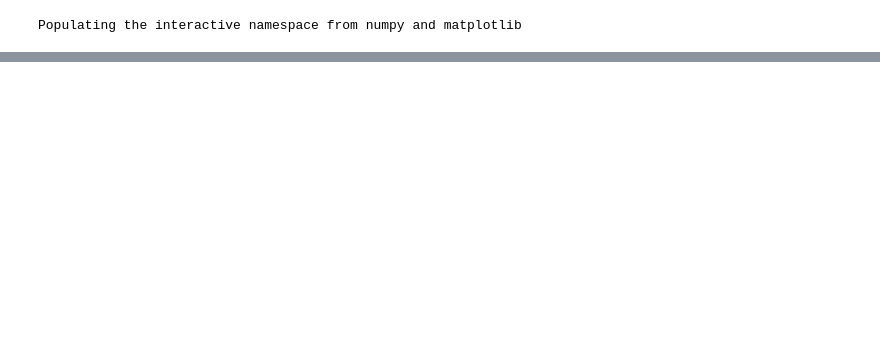
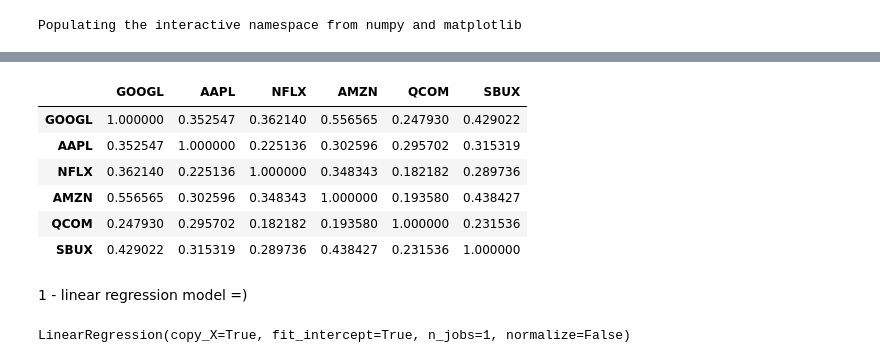
Before and after one commit to positivcheg94/project_bohomol, a Jupyter notebook: project.ipynb, the cells around one changed output, grey strips where cells are left out. Drawn from its saved outputs; the diff is of its cells as text; code cells hidden in the pictures; blank space fills up the shorter version.

```diff
--- a/project.ipynb
+++ b/project.ipynb
@@ -22,6 +29,6 @@ data.index = pd.to_datetime(data.index)
 # %%
 all_stocks = get_names(data)
-use_stocks = ["GOOGL", "AAPL", "NFLX", "AMZN", "QCOM"]
+use_stocks = ["GOOGL", "AAPL", "NFLX", "AMZN", "QCOM", "SBUX"]
 # %%
 def select_stocks(dataframe, stocks):
     transformed = list(map(lambda x : x + "_Cls%", stocks))
@@ -77,0 +52,10 @@ all_stocks
+# %%
+dataset.corr()
+# %% [output]
+|  | GOOGL | AAPL | NFLX | AMZN | QCOM | SBUX |
+| GOOGL | 1.000000 | 0.352547 | 0.362140 | 0.556565 | 0.247930 | 0.429022 |
+| AAPL | 0.352547 | 1.000000 | 0.225136 | 0.302596 | 0.295702 | 0.315319 |
+| NFLX | 0.362140 | 0.225136 | 1.000000 | 0.348343 | 0.182182 | 0.289736 |
+| AMZN | 0.556565 | 0.302596 | 0.348343 | 1.000000 | 0.193580 | 0.438427 |
+| QCOM | 0.247930 | 0.295702 | 0.182182 | 0.193580 | 1.000000 | 0.231536 |
+| SBUX | 0.429022 | 0.315319 | 0.289736 | 0.438427 | 0.231536 | 1.000000 |
@@ -77,0 +72,2 @@ all_stocks
+# %% [markdown]
+1 - linear regression model =)
@@ -77,0 +78,4 @@ all_stocks
+# %%
+lin_model.fit(X_train, y_train)
+# %% [output]
+LinearRegression(copy_X=True, fit_intercept=True, n_jobs=1, normalize=False)
```
Also changed, not shown: parts of 17 cells of this notebook.
